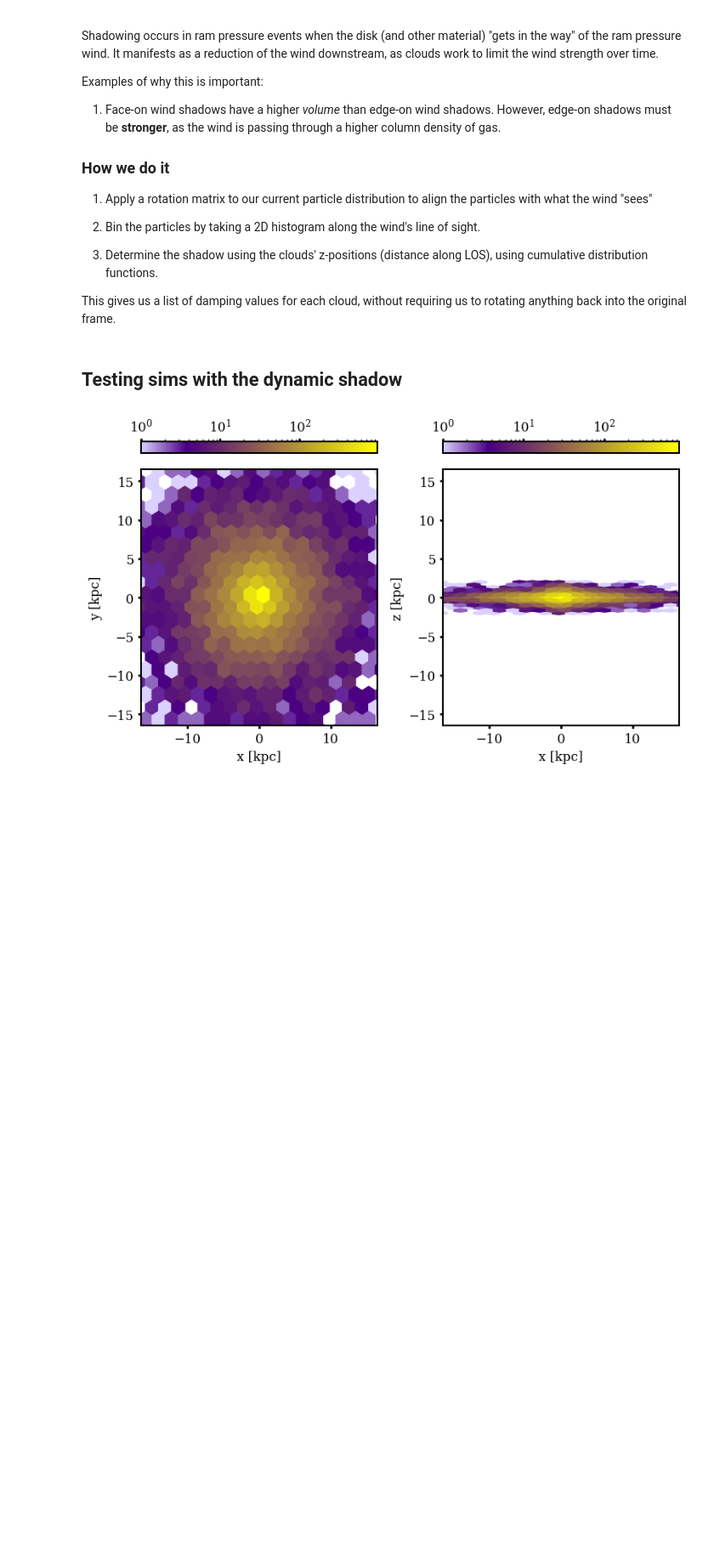
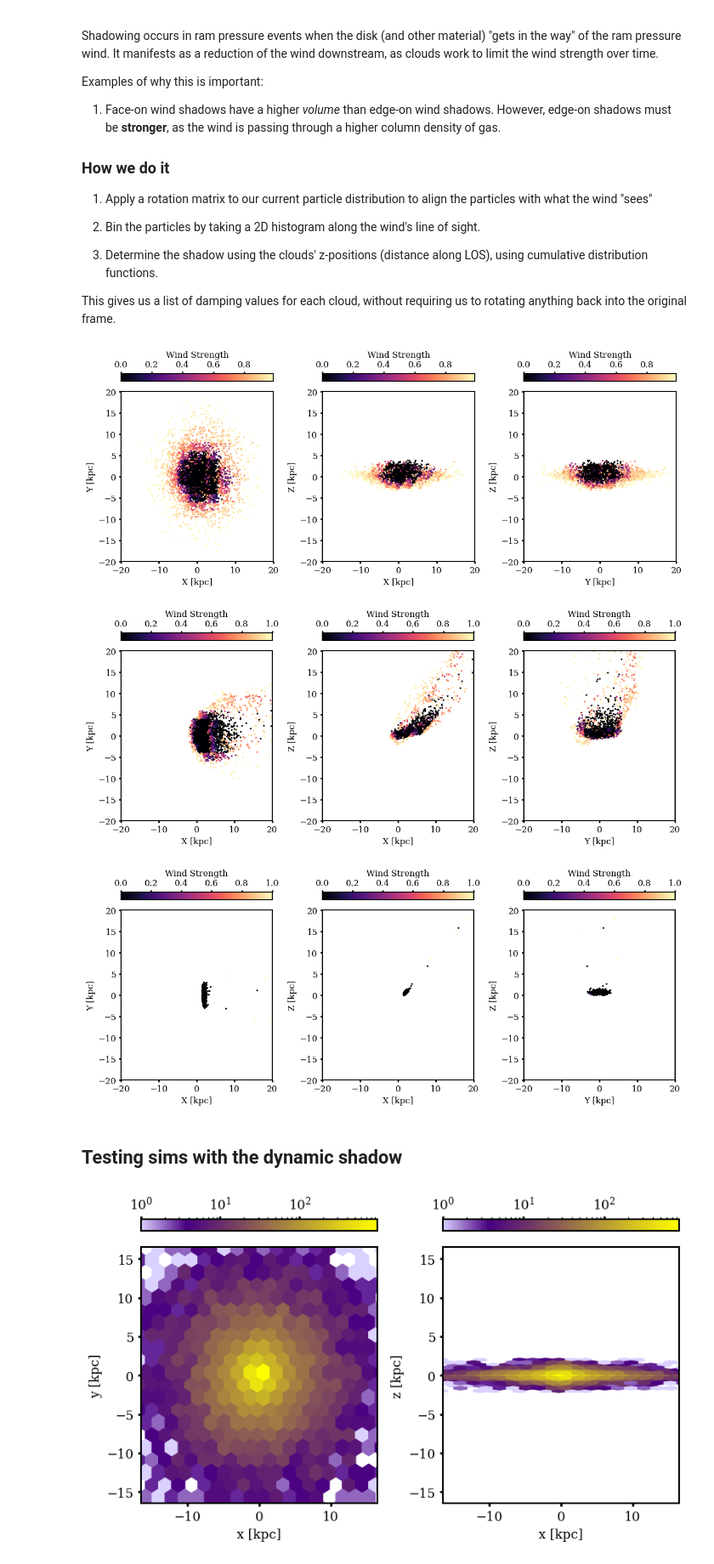
Before and after one commit to HSouch/galarp, a Jupyter notebook: paper/0-1-FullDynamicShadow.ipynb, the cells around one changed output. Shown at 85% size. Drawn from its saved outputs; the diff is of its cells as text; code cells hidden in the pictures; blank space fills up the shorter version.

```diff
--- a/paper/0-1-FullDynamicShadow.ipynb
+++ b/paper/0-1-FullDynamicShadow.ipynb
@@ -103,44 +101,46 @@ def dynamic_shadow(xyz, wind, depth=0.2, **kwargs):
             interp = interp1d(shadow_bins[:-1], 1 - np.min([histsum, np.ones(len(histsum))], axis=0),
                               kind="linear", fill_value=(0, 1), bounds_error=False)
             interps.append(interp)
 
             shadowing[in_bin] = interp(xyz_rotated[0][in_bin])
 
     if debug:
         fig, ax = plt.subplots(1, 3, figsize=(12, 5))
 
-        m1 = ax[0].scatter(xyz[0], xyz[1], c=shadowing, cmap=cmap)
+        m1 = ax[0].scatter(xyz[0], xyz[1], c=shadowing, cmap=cmap, s=2)
         ax[0].set(xlabel="X [kpc]", ylabel="Y [kpc]", xlim=(-20, 20), ylim=(-20, 20))
 
-        m2 = ax[1].scatter(xyz[0], xyz[2], c=shadowing, cmap=cmap)
+        m2 = ax[1].scatter(xyz[0], xyz[2], c=shadowing, cmap=cmap, s=2)
         ax[1].set(xlabel="X [kpc]", ylabel="Z [kpc]", xlim=(-20, 20), ylim=(-20, 20))
 
-        m3 = ax[2].scatter(xyz[1], xyz[2], c=shadowing, cmap=cmap)
+        m3 = ax[2].scatter(xyz[1], xyz[2], c=shadowing, cmap=cmap, s=2)
         ax[2].set(xlabel="Y [kpc]", ylabel="Z [kpc]", xlim=(-20, 20), ylim=(-20, 20))
 
         plt.colorbar(mappable=m1, ax=ax[0], label="Wind Strength", orientation="horizontal", location="top")
         plt.colorbar(mappable=m2, ax=ax[1], label="Wind Strength", orientation="horizontal", location="top")
         plt.colorbar(mappable=m3, ax=ax[2], label="Wind Strength", orientation="horizontal", location="top")
 
         plt.tight_layout()
         plt.savefig(f"figures/shadowing/shadow_{index}_{depth}_{n_bins}_{np.rad2deg(wind.inclination()):.0f}.png")
 
 
     return shadowing
 
 
+for index in np.linspace(50, 800, 3).astype(int):
+    xyz = np.array([x[index], y[index], z[index]])
 
-# for index in np.linspace(50, 800, 20).astype(int):
-#     xyz = np.array([x[index], y[index], z[index]])
+    wind = grp.LorentzianWind(t0=300*u.Myr, width=200*u.Myr, units=galactic)
+    wind.init_from_inc(inclination=np.deg2rad(45), strength=800 * u.km/u.s)
 
-
-#     wind = grp.LorentzianWind(t0=300*u.Myr, width=200*u.Myr, units=galactic)
-#     wind.init_from_inc(inclination=np.deg2rad(45), strength=800 * u.km/u.s)
-
-#     damping = dynamic_shadow(xyz, wind, y_range = (-20, 20), z_range=(-20, 20), n_bins=20,
-#                             debug=False, cmap="magma", depth=0.06)
+    damping = dynamic_shadow(xyz, wind, y_range = (-20, 20), z_range=(-20, 20), n_bins=20,
+                            debug=True, cmap="magma", depth=0.01)
 
 #%timeit dynamic_shadow(xyz, wind, n_bins=20, debug=False)
+# %% [output]
+[figure, added]
+[figure, added]
+[figure, added]
 # %%
 class DynamicShadow:
 
```
Also changed, not shown: parts of 9 cells of this notebook.
